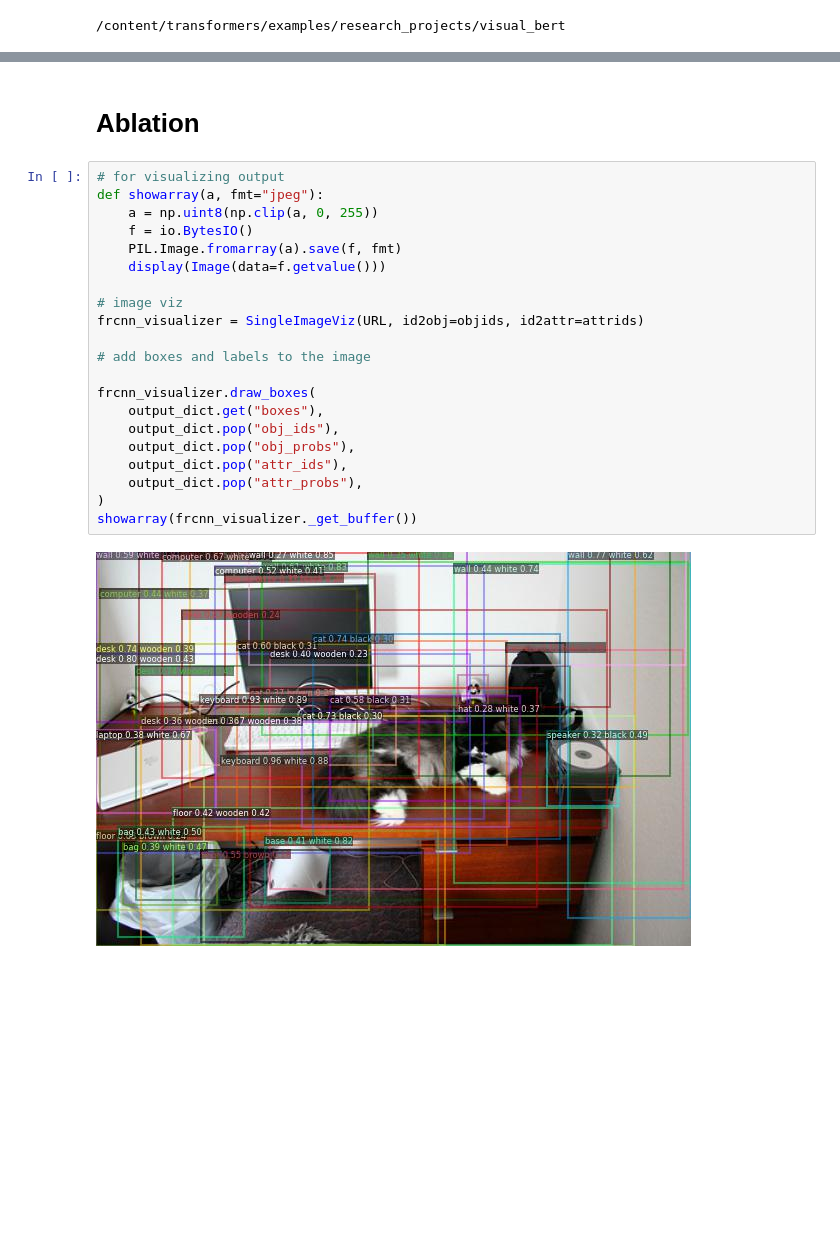
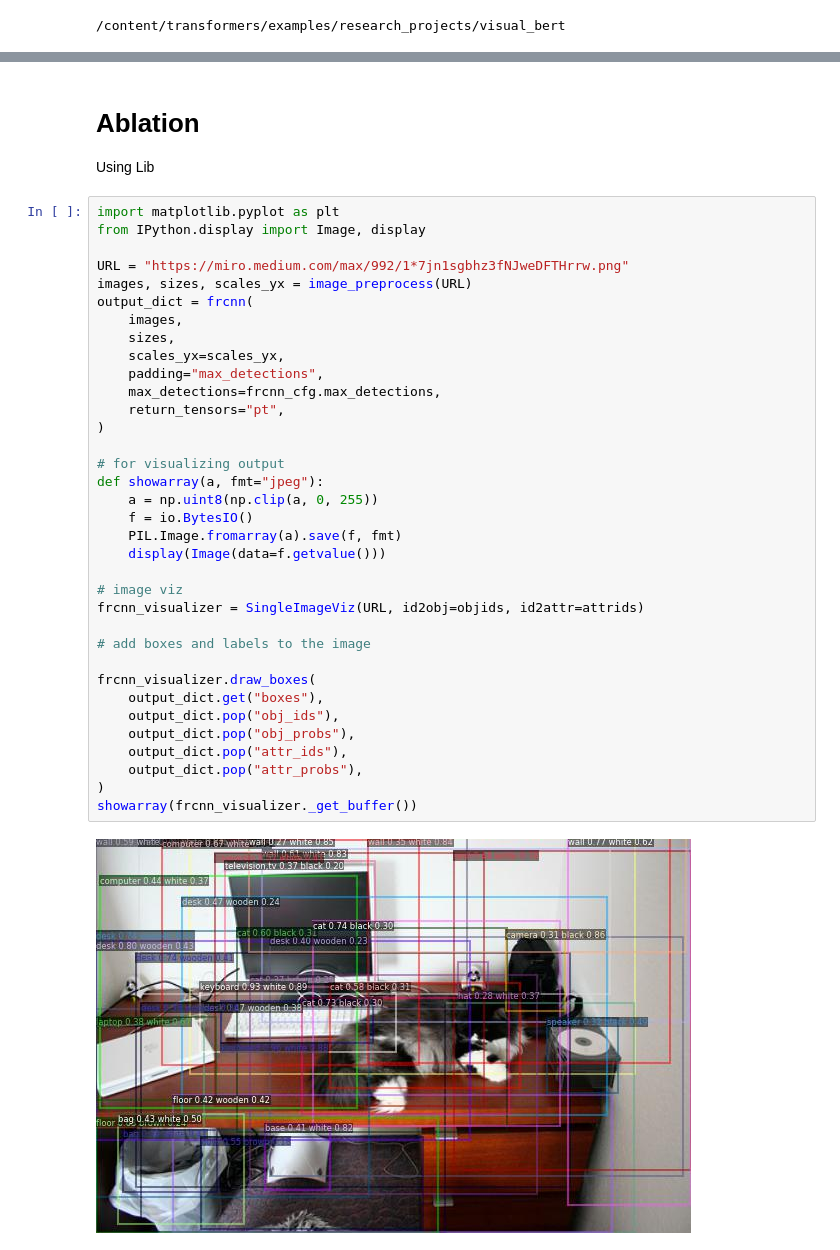
Before and after one commit to mobarakol/tutorial_notebooks, a Jupyter notebook: VisualBERT_VQA_COCO.ipynb, the cells around one changed output, grey strips where cells are left out. Saved outputs shown, nothing was run; the diff lists cells and outputs as text; blank space fills up the shorter version.

```diff
--- a/VisualBERT_VQA_COCO.ipynb
+++ b/VisualBERT_VQA_COCO.ipynb
@@ -125,26 +134,41 @@ Question: ['What is the shape of the monitor?']
 prediction from VisualBert VQA: square
 # %% [markdown]
 # Ablation
+Using Lib
 # %%
+import matplotlib.pyplot as plt
+from IPython.display import Image, display
+
+URL = "https://miro.medium.com/max/992/1*7jn1sgbhz3fNJweDFTHrrw.png"
+images, sizes, scales_yx = image_preprocess(URL)
+output_dict = frcnn(
+    images,
+    sizes,
+    scales_yx=scales_yx,
+    padding="max_detections",
+    max_detections=frcnn_cfg.max_detections,
+    return_tensors="pt",
+)
+
 # for visualizing output
 def showarray(a, fmt="jpeg"):
     a = np.uint8(np.clip(a, 0, 255))
     f = io.BytesIO()
     PIL.Image.fromarray(a).save(f, fmt)
     display(Image(data=f.getvalue()))
 
 # image viz
 frcnn_visualizer = SingleImageViz(URL, id2obj=objids, id2attr=attrids)
 
 # add boxes and labels to the image
 
 frcnn_visualizer.draw_boxes(
     output_dict.get("boxes"),
     output_dict.pop("obj_ids"),
     output_dict.pop("obj_probs"),
     output_dict.pop("attr_ids"),
     output_dict.pop("attr_probs"),
 )
 showarray(frcnn_visualizer._get_buffer())
 # %% [output]
-[figure, old version]
+[figure, new version]
```
Also changed, not shown: parts of 27 cells of this notebook.
